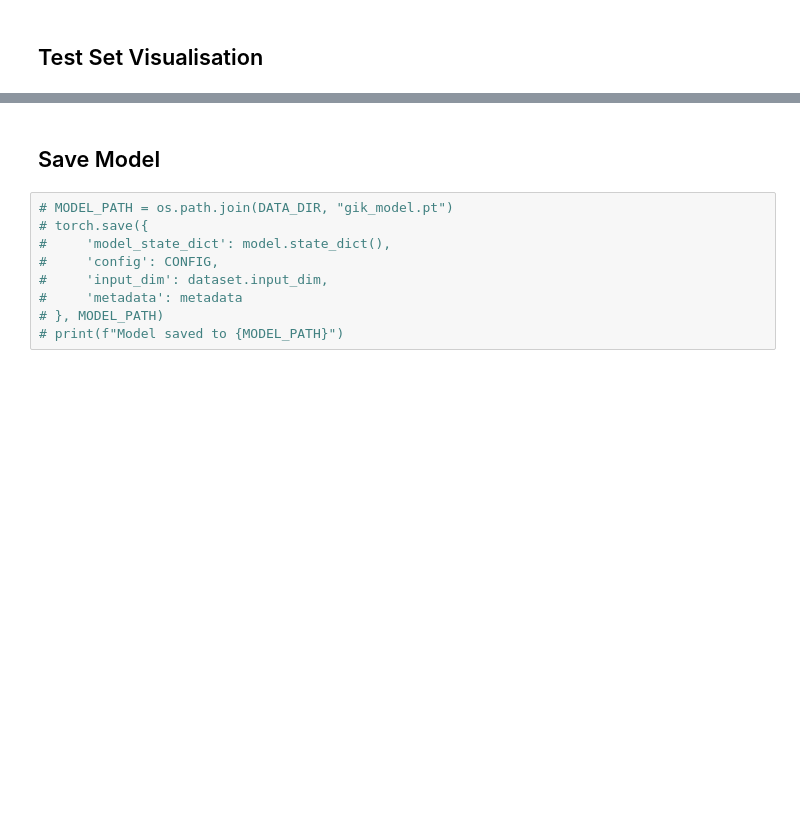
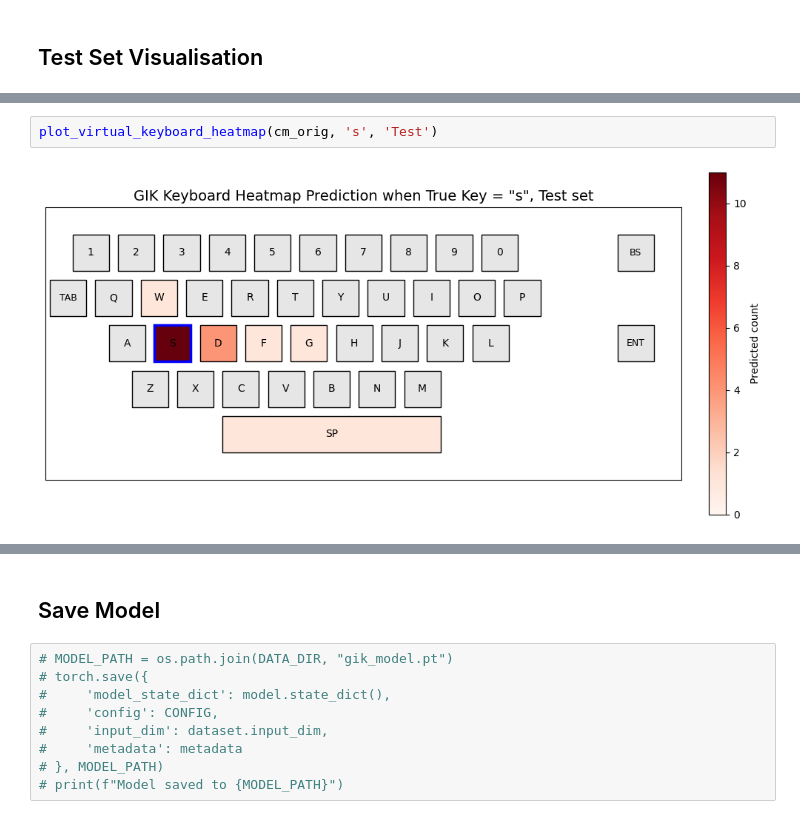
Before and after one commit to Perceptron-GIK/perceptron-gik, a Jupyter notebook: train_model.ipynb, the cells around one changed output, grey strips where cells are left out. Saved outputs shown, nothing was run; the diff lists cells and outputs as text; blank space fills up the shorter version.

```diff
--- a/train_model.ipynb
+++ b/train_model.ipynb
@@ -817 +391,5 @@ plot_virtual_keyboard_heatmap(cm_orig, 'd', 'Test')
+# %%
+plot_virtual_keyboard_heatmap(cm_orig, 's', 'Test')
+# %% [output]
+[figure, added]
 # %%
```
Also changed, not shown: parts of 23 cells of this notebook, 7 other files.
